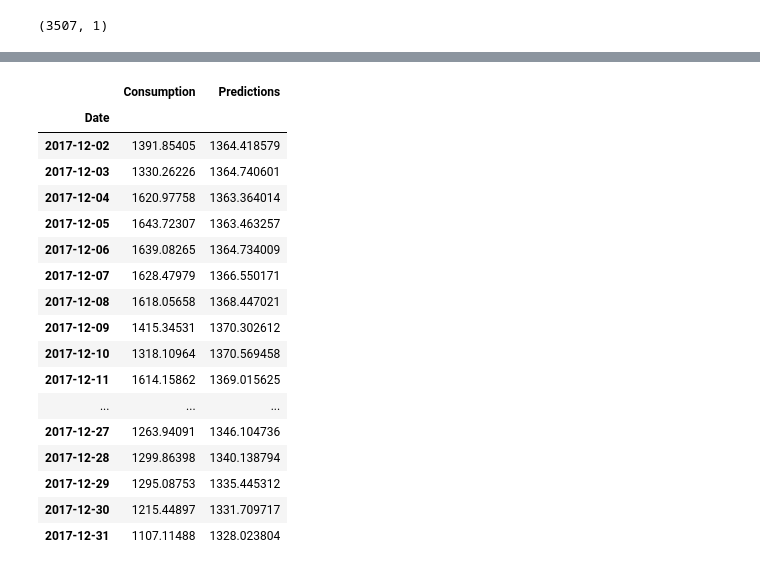
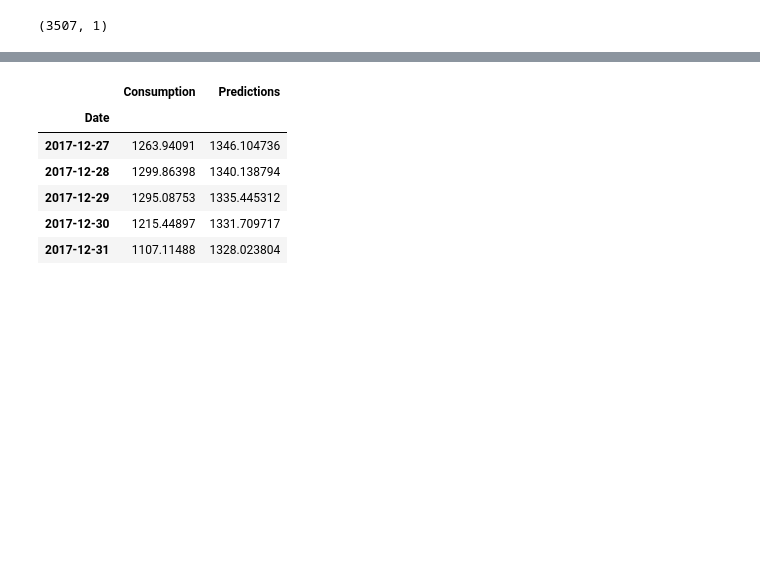
Before and after one commit to angeloken/Riset-I-smile, a Jupyter notebook: riset_prediksi_listrik_ver_2.ipynb, the cells around one changed output, grey strips where cells are left out. Cells and saved outputs as stored; diff of their text form; code cells hidden in the pictures; blank space fills up the shorter version.

```diff
--- a/riset_prediksi_listrik_ver_2.ipynb
+++ b/riset_prediksi_listrik_ver_2.ipynb
@@ -247,19 +246,8 @@ plt.show()
 # %%
-valid.tail(30)
+valid.tail()
 # %% [output]
 |  | Consumption | Predictions |
 | Date |  |  |
-| 2017-12-02 | 1391.85405 | 1364.418579 |
-| 2017-12-03 | 1330.26226 | 1364.740601 |
-| 2017-12-04 | 1620.97758 | 1363.364014 |
-| 2017-12-05 | 1643.72307 | 1363.463257 |
-| 2017-12-06 | 1639.08265 | 1364.734009 |
-| 2017-12-07 | 1628.47979 | 1366.550171 |
-| 2017-12-08 | 1618.05658 | 1368.447021 |
-| 2017-12-09 | 1415.34531 | 1370.302612 |
-| 2017-12-10 | 1318.10964 | 1370.569458 |
-| 2017-12-11 | 1614.15862 | 1369.015625 |
-| ... | ... | ... |
 | 2017-12-27 | 1263.94091 | 1346.104736 |
 | 2017-12-28 | 1299.86398 | 1340.138794 |
 | 2017-12-29 | 1295.08753 | 1335.445312 |
```
Also changed, not shown: parts of 1 cell of this notebook.
